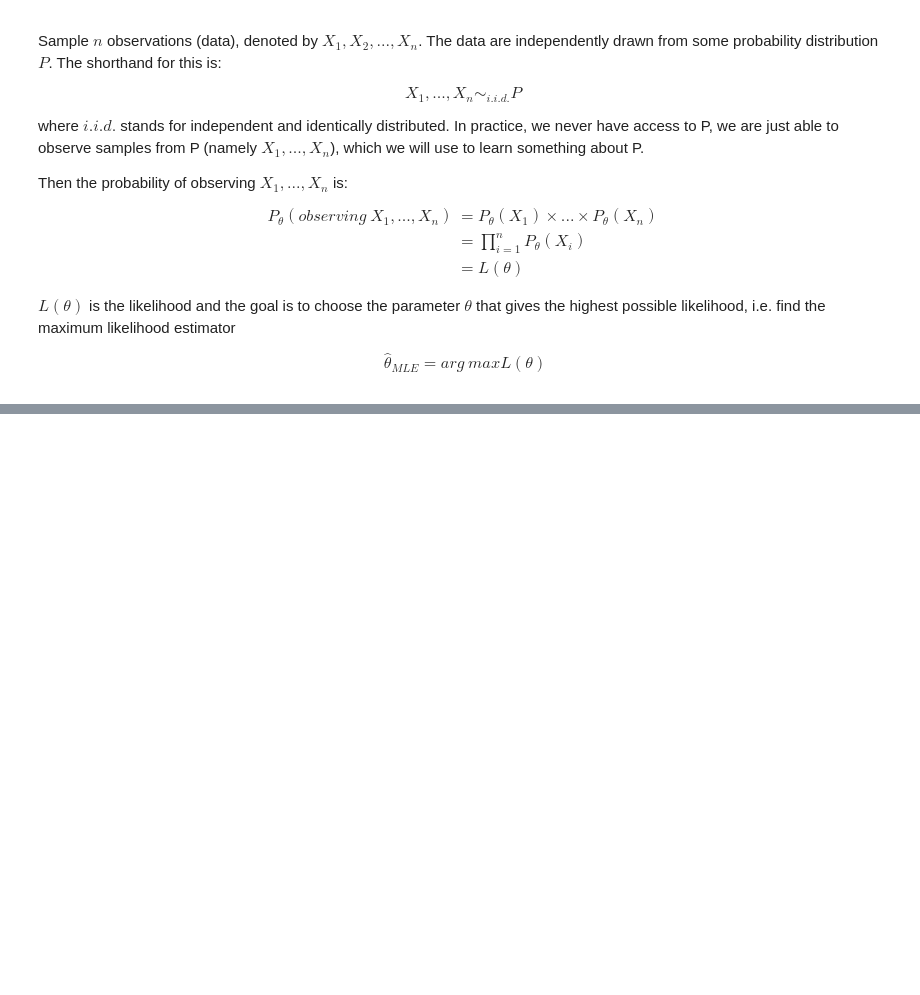
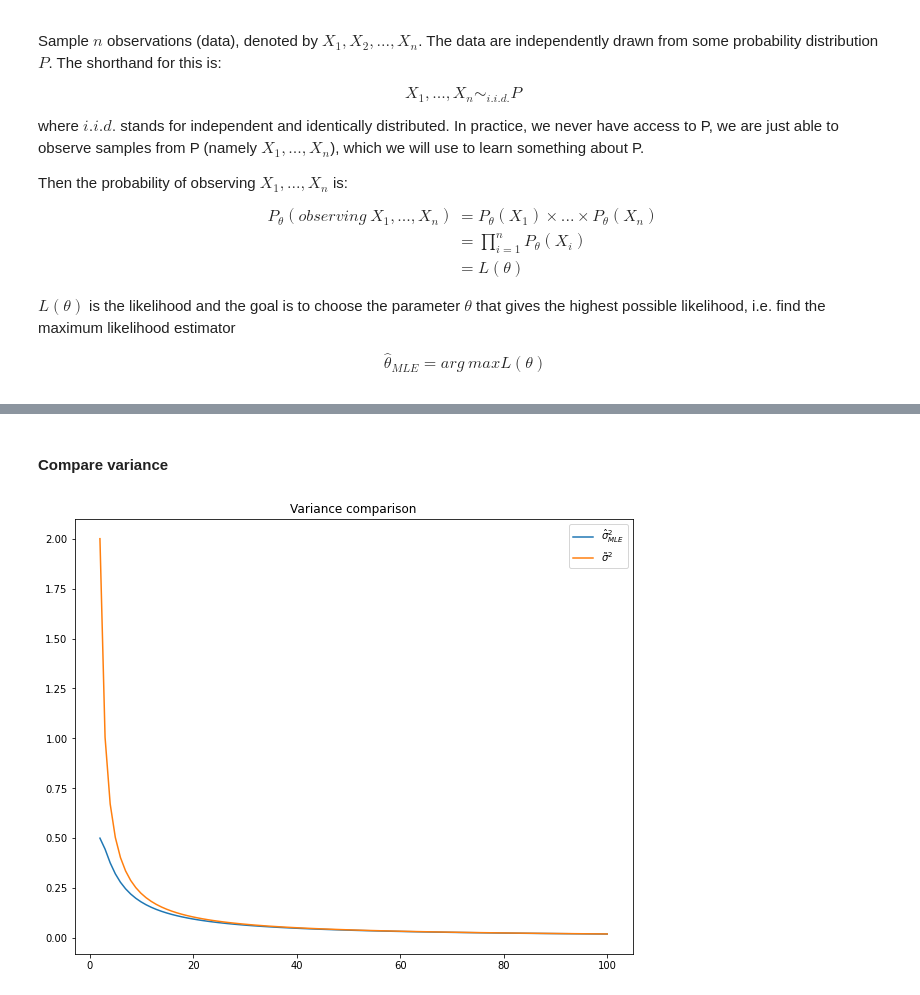
Before and after one commit to FreemanX/Machine-Learning-Notes, a Jupyter notebook: N04_MaximumLikelihoodEstimation.ipynb, the cells around one changed output, grey strips where cells are left out. Cells and saved outputs as stored; diff of their text form; code cells hidden in the pictures; blank space fills up the shorter version.

```diff
--- a/N04_MaximumLikelihoodEstimation.ipynb
+++ b/N04_MaximumLikelihoodEstimation.ipynb
@@ -28,0 +164,11 @@ Assume $ X_1,...,X_n \sim_{i.i.d.}N(\mu,\sigma^2)$. Compute $\hat{\mu}_{MLE}$ ,
+# %% [markdown]
+#### Compare variance
+# %%
+plt.plot(x, var_MLE(x), label='$\hat{\sigma}_{MLE}^2$')
+plt.plot(x, var_tilde(x), label=r'$\tilde{\sigma}^2$')
+
+plt.title('Variance comparison')
+plt.legend()
+plt.show()
+# %% [output]
+[figure, added]
```
Also changed, not shown: parts of 11 cells of this notebook, 3 other files.
